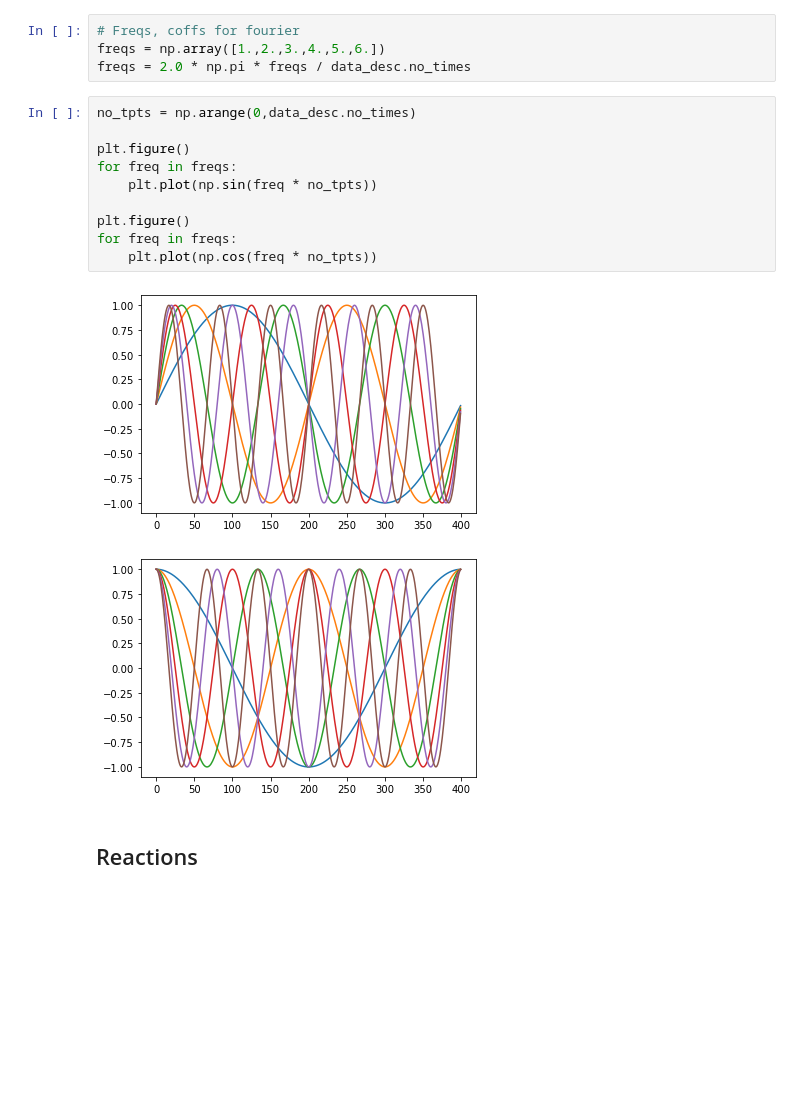
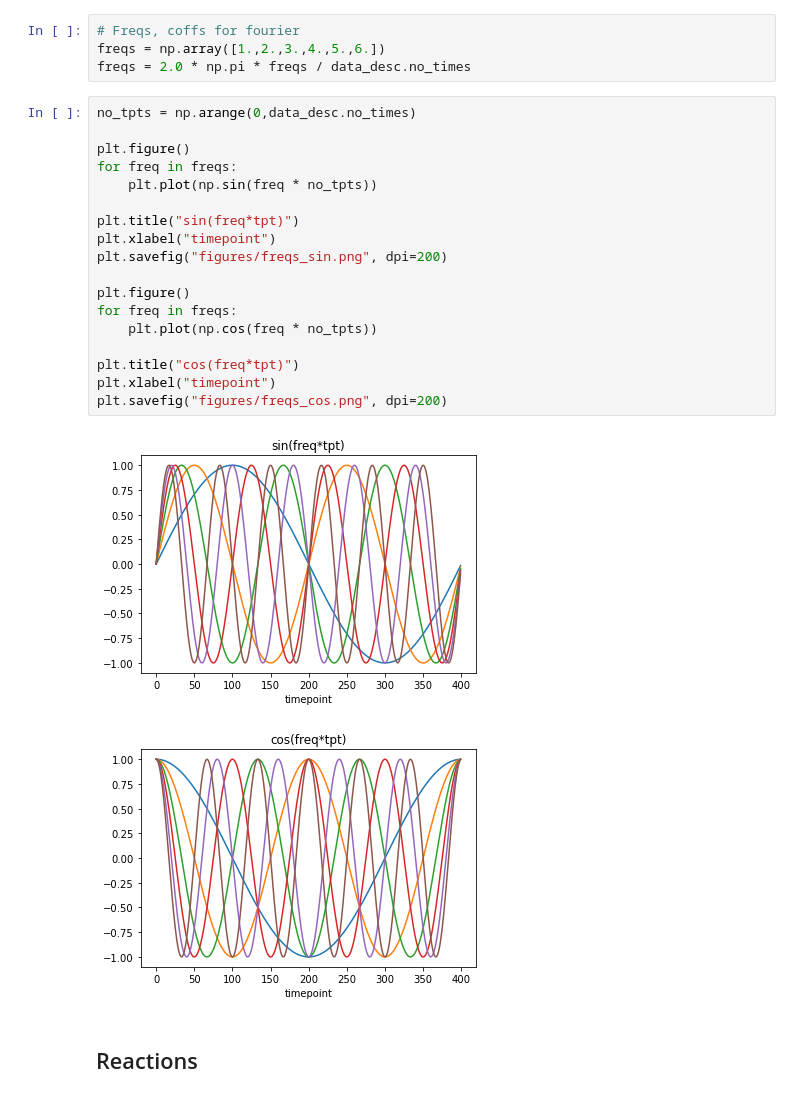
Before and after one commit to smrfeld/phys_dbd, a Jupyter notebook: example/main.ipynb, the cells around one changed output. Drawn from its saved outputs; the diff is of its cells as text; blank space fills up the shorter version.

```diff
--- a/example/main.ipynb
+++ b/example/main.ipynb
@@ -368,16 +414,24 @@ freqs = 2.0 * np.pi * freqs / data_desc.no_times
 # %%
 no_tpts = np.arange(0,data_desc.no_times)
 
 plt.figure()
 for freq in freqs:
     plt.plot(np.sin(freq * no_tpts))
 
+plt.title("sin(freq*tpt)")
+plt.xlabel("timepoint")
+plt.savefig("figures/freqs_sin.png", dpi=200)
+
 plt.figure()
 for freq in freqs:
     plt.plot(np.cos(freq * no_tpts))
+
+plt.title("cos(freq*tpt)")
+plt.xlabel("timepoint")
+plt.savefig("figures/freqs_cos.png", dpi=200)
 # %% [output]
-[figure, old version]
+[figure, new version]
-[figure, old version]
+[figure, new version]
 # %% [markdown]
 ## Reactions
 # %%
```
Also changed, not shown: parts of 12 cells of this notebook, 23 other files.
